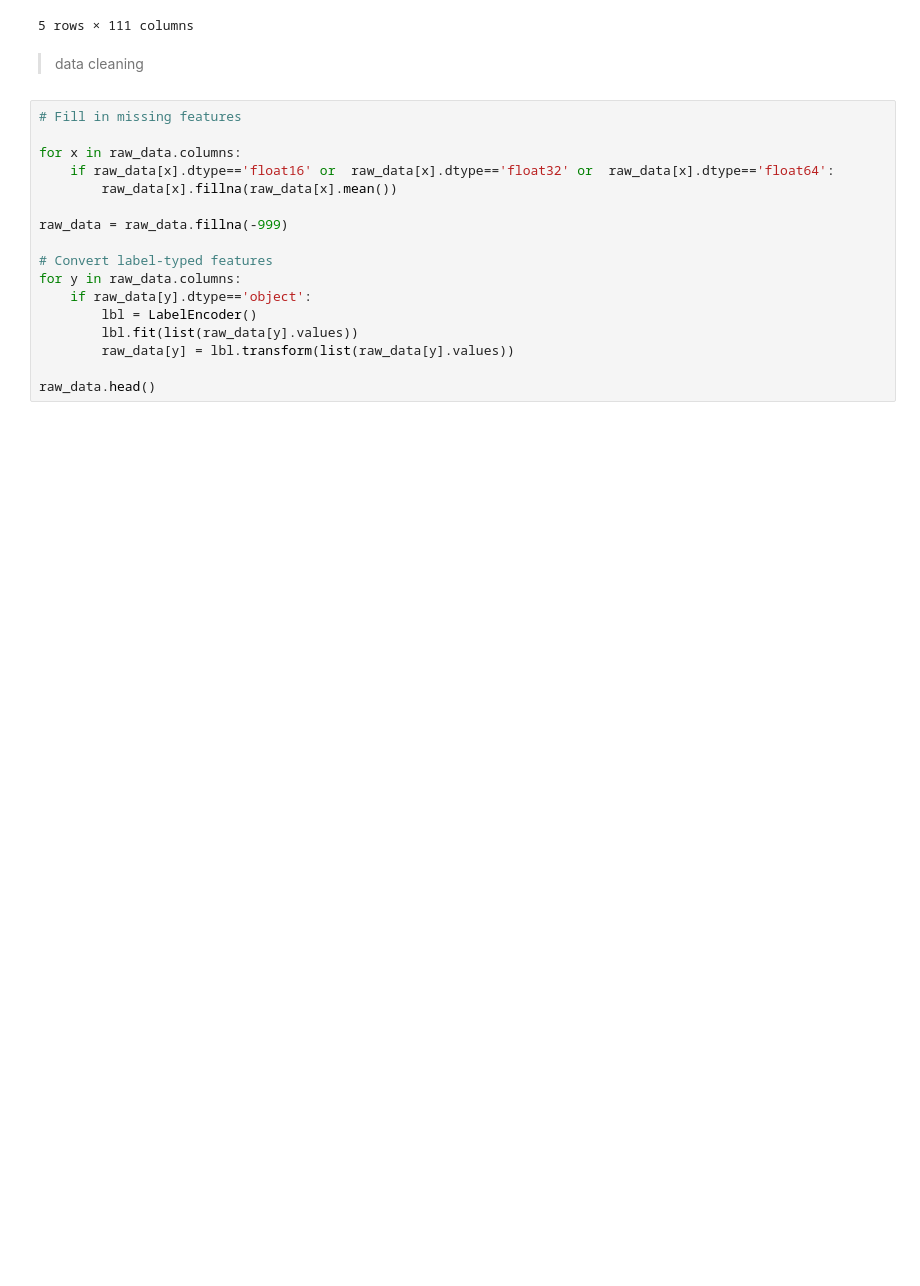
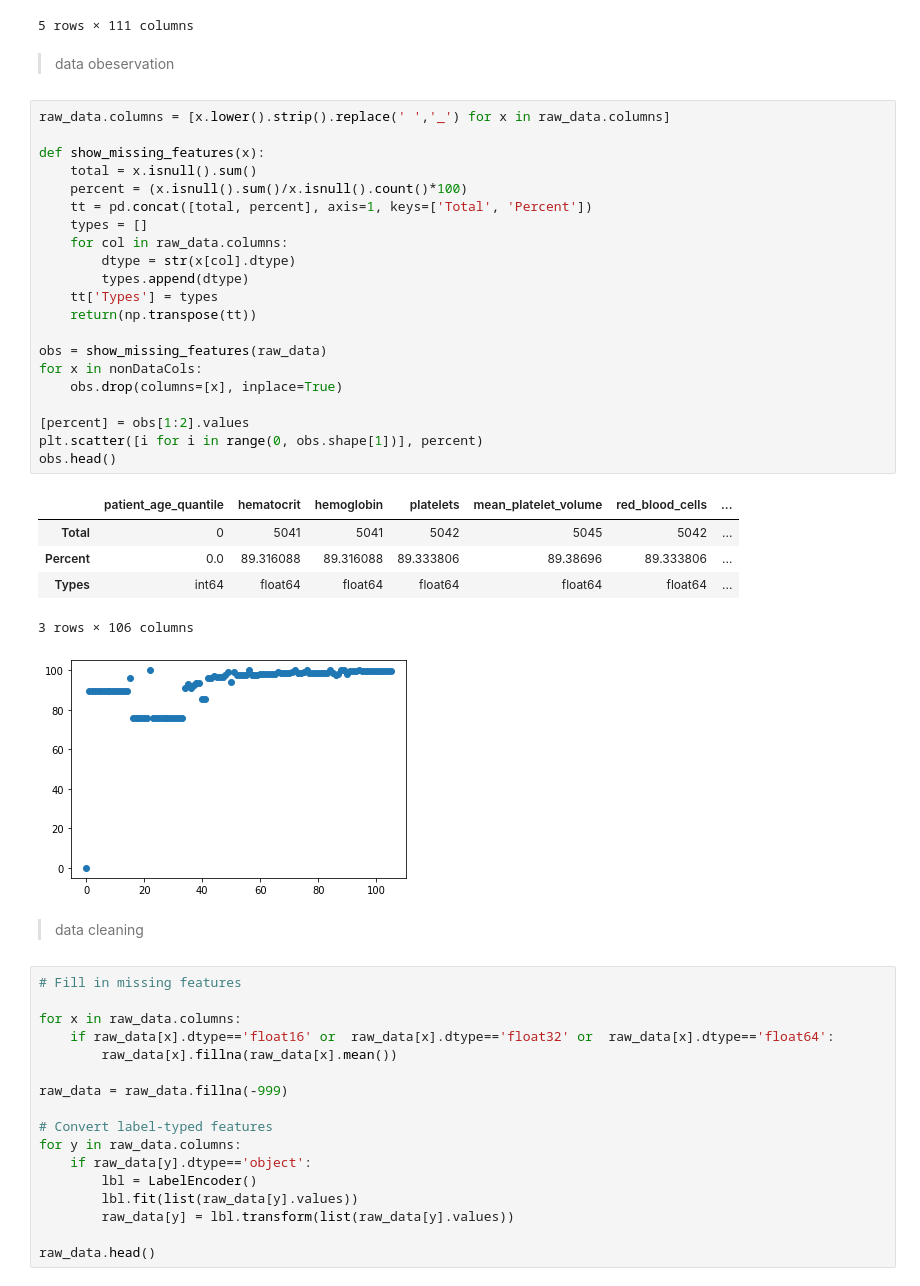
Before and after one commit to krzhck/classification_AI, a Jupyter notebook: classification.ipynb, the cells around one changed output. Cells and saved outputs as stored; diff of their text form; blank space fills up the shorter version.

```diff
--- a/classification.ipynb
+++ b/classification.ipynb
@@ -35,6 +38,36 @@ memory usage: 4.8+ MB
 | 3 | f7d619a94f97c45 | 5 | negative | 0 | 0 | ... |
 | 4 | d9e41465789c2b5 | 15 | negative | 0 | 0 | ... |
 5 rows × 111 columns
+# %% [markdown]
+> data obeservation
+# %%
+raw_data.columns = [x.lower().strip().replace(' ','_') for x in raw_data.columns]
+
+def show_missing_features(x):
+    total = x.isnull().sum()
+    percent = (x.isnull().sum()/x.isnull().count()*100)
+    tt = pd.concat([total, percent], axis=1, keys=['Total', 'Percent'])
+    types = []
+    for col in raw_data.columns:
+        dtype = str(x[col].dtype)
+        types.append(dtype)
+    tt['Types'] = types
+    return(np.transpose(tt))
+
+obs = show_missing_features(raw_data)
+for x in nonDataCols:
+    obs.drop(columns=[x], inplace=True)
+
+[percent] = obs[1:2].values
+plt.scatter([i for i in range(0, obs.shape[1])], percent)
+obs.head()
+# %% [output]
+|  | patient_age_quantile | hematocrit | hemoglobin | platelets | mean_platelet_volume | red_blood_cells | ... |
+| Total | 0 | 5041 | 5041 | 5042 | 5045 | 5042 | ... |
+| Percent | 0.0 | 89.316088 | 89.316088 | 89.333806 | 89.38696 | 89.333806 | ... |
+| Types | int64 | float64 | float64 | float64 | float64 | float64 | ... |
+3 rows × 106 columns
+[figure, added]
 # %% [markdown]
 > data cleaning
 # %%
```
Also changed, not shown: parts of 4 cells of this notebook, 1 other file.
